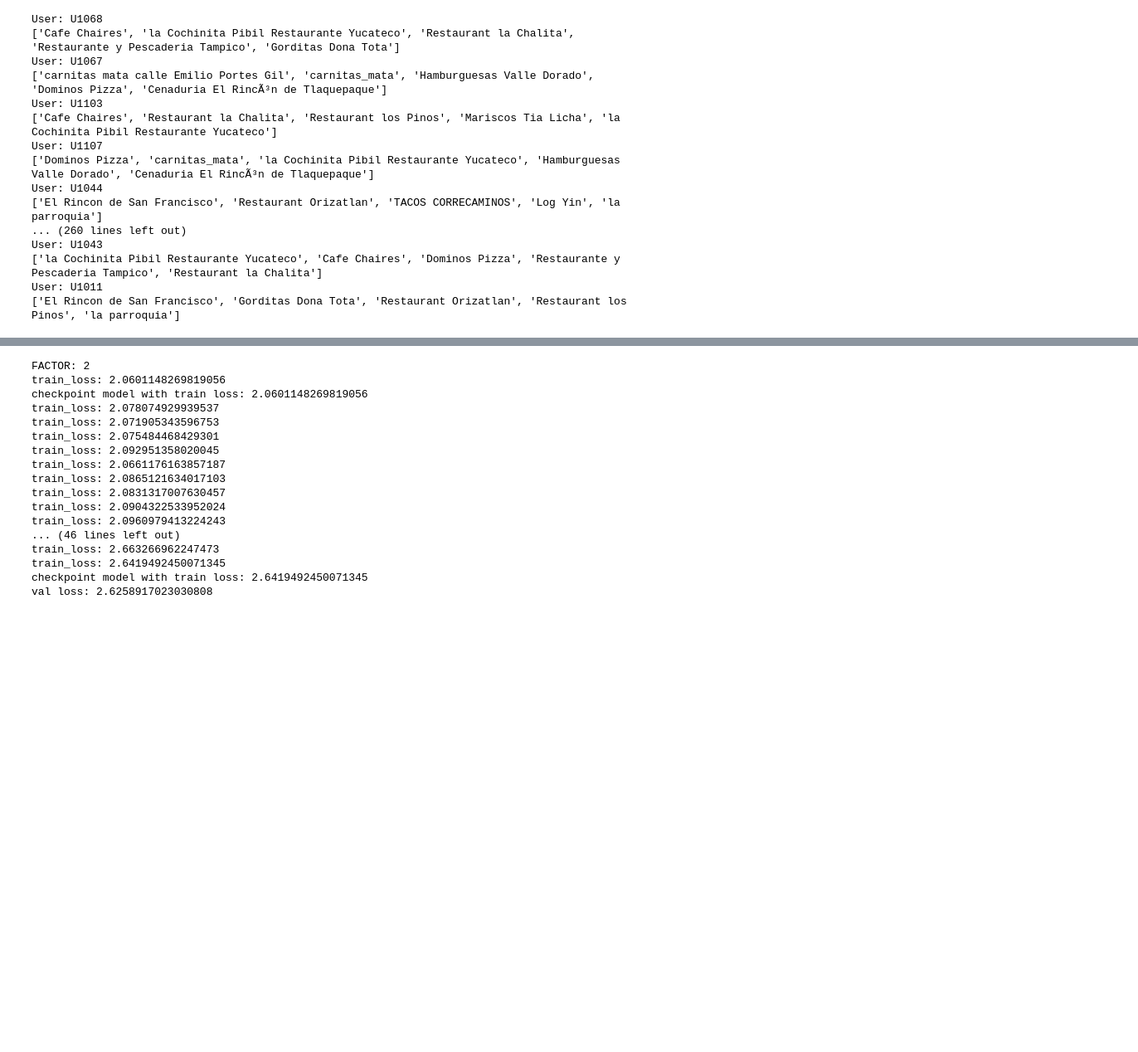
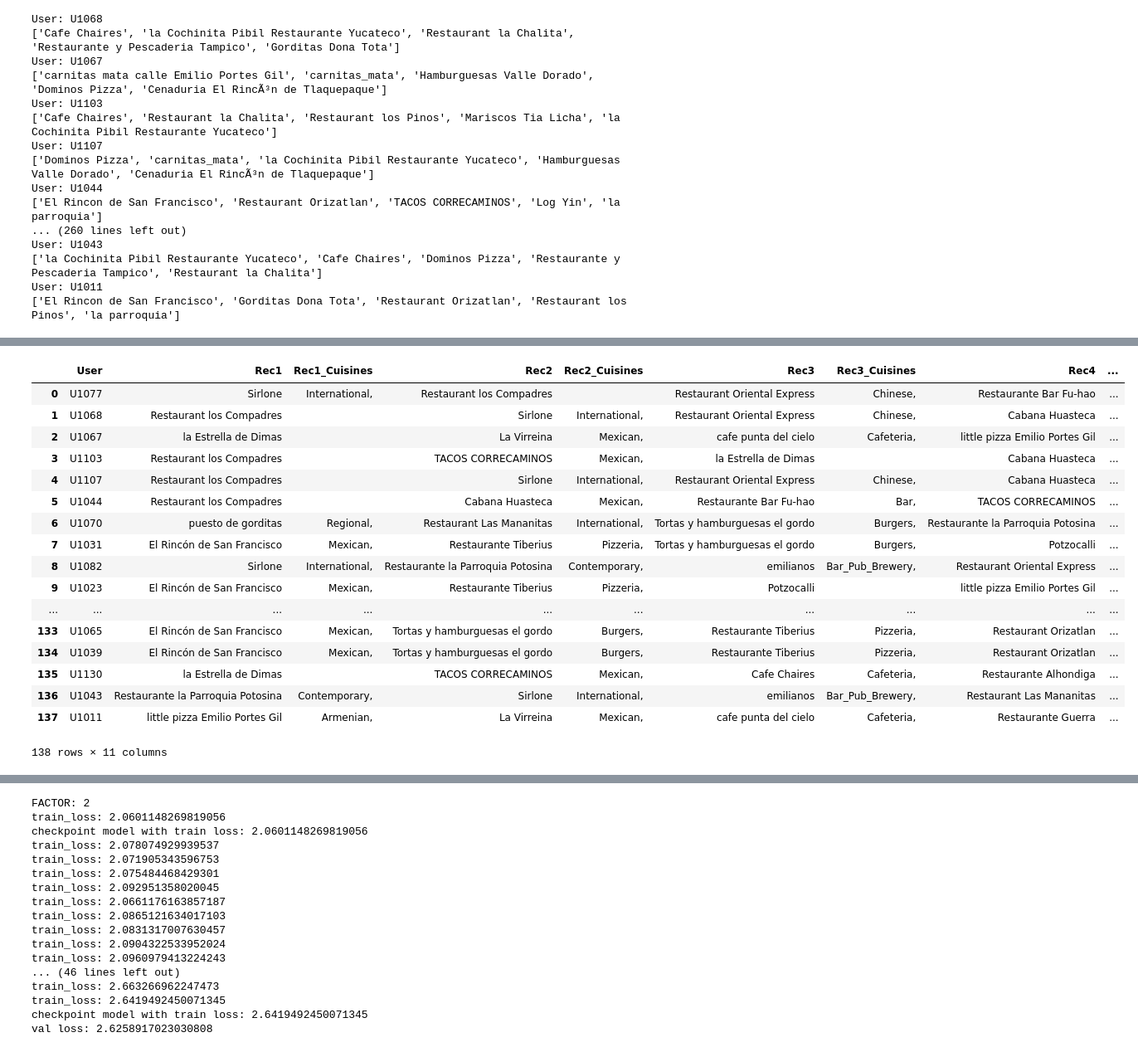
Before and after one commit to leohunt/cs5304-project, a Jupyter notebook: Project.ipynb, the cells around one changed output, grey strips where cells are left out. Shown: that part at 83% size. Cells and saved outputs as stored; diff of their text form; code cells hidden in the pictures; blank space fills up the shorter version.

```diff
--- a/Project.ipynb
+++ b/Project.ipynb
@@ -280,6 +590,32 @@ def give_top5(recs, name_list, this_user, user_list, rest_list):
         else:
             your_rests.append(rest)
     return your_rests
+# %%
+def give_top5_cuisines(recs, name_list, cuisine_list, user_list, rest_list):
+    your_rests = [[0 for j in range(11)] for u in range(len(user_list))]
+    for i in range(len(user_list)):
+        user, = np.where(user_list == user_list[i])
+        your_rests[i][0] = user_list[i]
+        count = 1
+        for r in range(5):
+            this_rest = recs[user[0]][r].data[0]
+            rest = rest_list[this_rest]
+            x = name_list.loc[name_list['placeID'] == rest]
+            name = x['name'].item()
+
+            your_rests[i][count] = name
+            count = count +1
+
+            y = cuisine_list.loc[cuisine_list['placeID'] == rest]['Rcuisine']
+
+            cuisine_types = ''
+            for m in y:
+                cuisine_types = cuisine_types + m + ', '
+
+            your_rests[i][count] = cuisine_types
+            count = count + 1
+
+    return your_rests
 # %%
 batch_size = 10
 save_path = './project_models/model.ckpt'
@@ -446,0 +916,27 @@ val loss: 2.3470484587768814
+# %%
+recs, predicts = generate_predictions_hi(model, interactions_full, save_path_val)
+# %%
+results = give_top5_cuisines(recs, rest_deets, rest_cuisine, user_list, item_list)
+# %%
+df = pd.DataFrame(results,columns = col_names)
+# %%
+df
+# %% [output]
+|  | User | Rec1 | Rec1_Cuisines | Rec2 | Rec2_Cuisines | Rec3 | Rec3_Cuisines | Rec4 | ... |
+| 0 | U1077 | Sirlone | International, | Restaurant los Compadres |  | Restaurant Oriental Express | Chinese, | Restaurante Bar Fu-hao | ... |
+| 1 | U1068 | Restaurant los Compadres |  | Sirlone | International, | Restaurant Oriental Express | Chinese, | Cabana Huasteca | ... |
+| 2 | U1067 | la Estrella de Dimas |  | La Virreina | Mexican, | cafe punta del cielo | Cafeteria, | little pizza Emilio Portes Gil | ... |
+| 3 | U1103 | Restaurant los Compadres |  | TACOS CORRECAMINOS | Mexican, | la Estrella de Dimas |  | Cabana Huasteca | ... |
+| 4 | U1107 | Restaurant los Compadres |  | Sirlone | International, | Restaurant Oriental Express | Chinese, | Cabana Huasteca | ... |
+| 5 | U1044 | Restaurant los Compadres |  | Cabana Huasteca | Mexican, | Restaurante Bar Fu-hao | Bar, | TACOS CORRECAMINOS | ... |
+| 6 | U1070 | puesto de gorditas | Regional, | Restaurant Las Mananitas | International, | Tortas y hamburguesas el gordo | Burgers, | Restaurante la Parroquia Potosina | ... |
+| 7 | U1031 | El Rincón de San Francisco | Mexican, | Restaurante Tiberius | Pizzeria, | Tortas y hamburguesas el gordo | Burgers, | Potzocalli | ... |
+| 8 | U1082 | Sirlone | International, | Restaurante la Parroquia Potosina | Contemporary, | emilianos | Bar_Pub_Brewery, | Restaurant Oriental Express | ... |
+| 9 | U1023 | El Rincón de San Francisco | Mexican, | Restaurante Tiberius | Pizzeria, | Potzocalli |  | little pizza Emilio Portes Gil | ... |
+| ... | ... | ... | ... | ... | ... | ... | ... | ... | ... |
+| 133 | U1065 | El Rincón de San Francisco | Mexican, | Tortas y hamburguesas el gordo | Burgers, | Restaurante Tiberius | Pizzeria, | Restaurant Orizatlan | ... |
+| 134 | U1039 | El Rincón de San Francisco | Mexican, | Tortas y hamburguesas el gordo | Burgers, | Restaurante Tiberius | Pizzeria, | Restaurant Orizatlan | ... |
+| 135 | U1130 | la Estrella de Dimas |  | TACOS CORRECAMINOS | Mexican, | Cafe Chaires | Cafeteria, | Restaurante Alhondiga | ... |
+| 136 | U1043 | Restaurante la Parroquia Potosina | Contemporary, | Sirlone | International, | emilianos | Bar_Pub_Brewery, | Restaurant Las Mananitas | ... |
+| 137 | U1011 | little pizza Emilio Portes Gil | Armenian, | La Virreina | Mexican, | cafe punta del cielo | Cafeteria, | Restaurante Guerra | ... |
+138 rows × 11 columns
```
Also changed, not shown: parts of 43 cells of this notebook, 6 other files.
